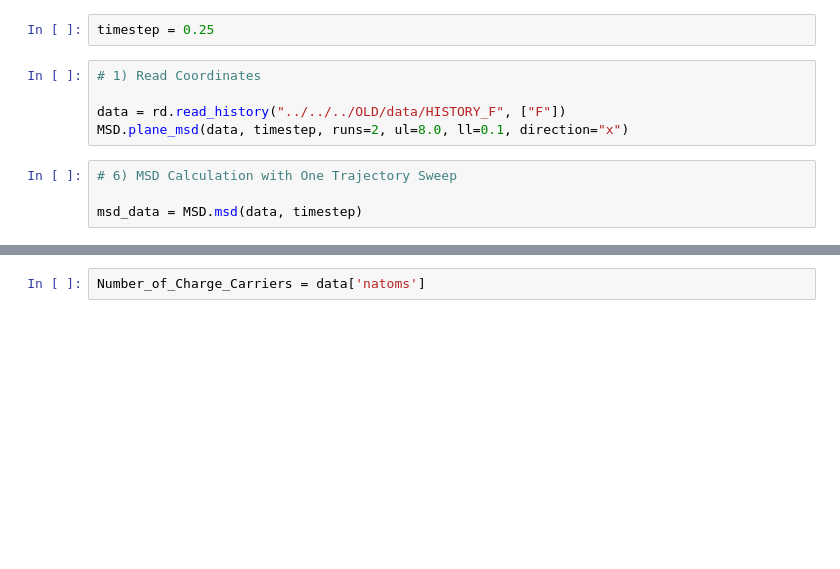
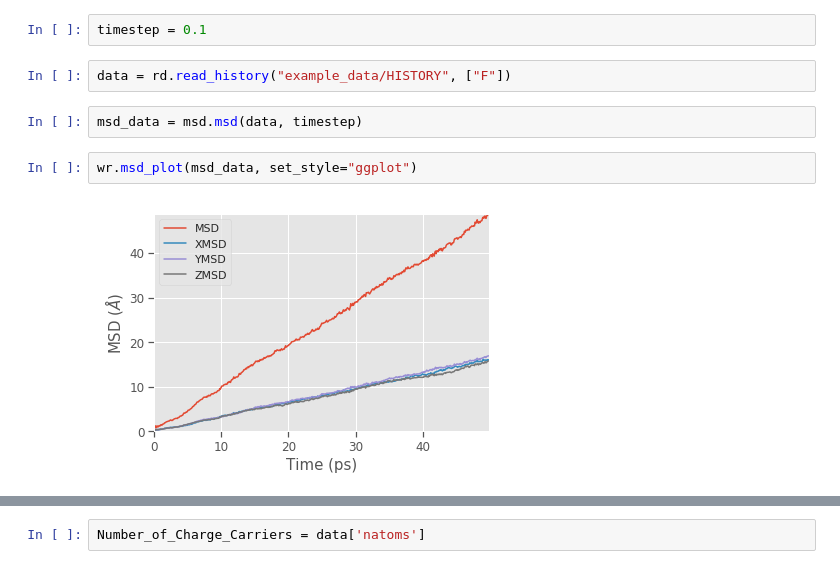
Before and after one commit to symmy596/Polypy, a Jupyter notebook: examples/MSD.ipynb, the cells around one changed output, grey strips where cells are left out. Drawn from its saved outputs; the diff is of its cells as text; blank space fills up the shorter version.

```diff
--- a/examples/MSD.ipynb
+++ b/examples/MSD.ipynb
@@ -7,15 +6,14 @@ from polypy import Write as wr
 import numpy as np
 # %%
-timestep = 0.25
+timestep = 0.1
-# %%
-# 1) Read Coordinates
-
-data = rd.read_history("../../../OLD/data/HISTORY_F", ["F"])
-MSD.plane_msd(data, timestep, runs=2, ul=8.0, ll=0.1, direction="x")
-# %%
-# 6) MSD Calculation with One Trajectory Sweep
-
-msd_data = MSD.msd(data, timestep)
+# %%
+data = rd.read_history("example_data/HISTORY", ["F"])
+# %%
+msd_data = msd.msd(data, timestep)
+# %%
+wr.msd_plot(msd_data, set_style="ggplot")
+# %% [output]
+[figure, added]
 # %%
 wr.msd_plot(msd_data)
 # %% [output]
```
Also changed, not shown: parts of 7 cells of this notebook, 11 other files.
